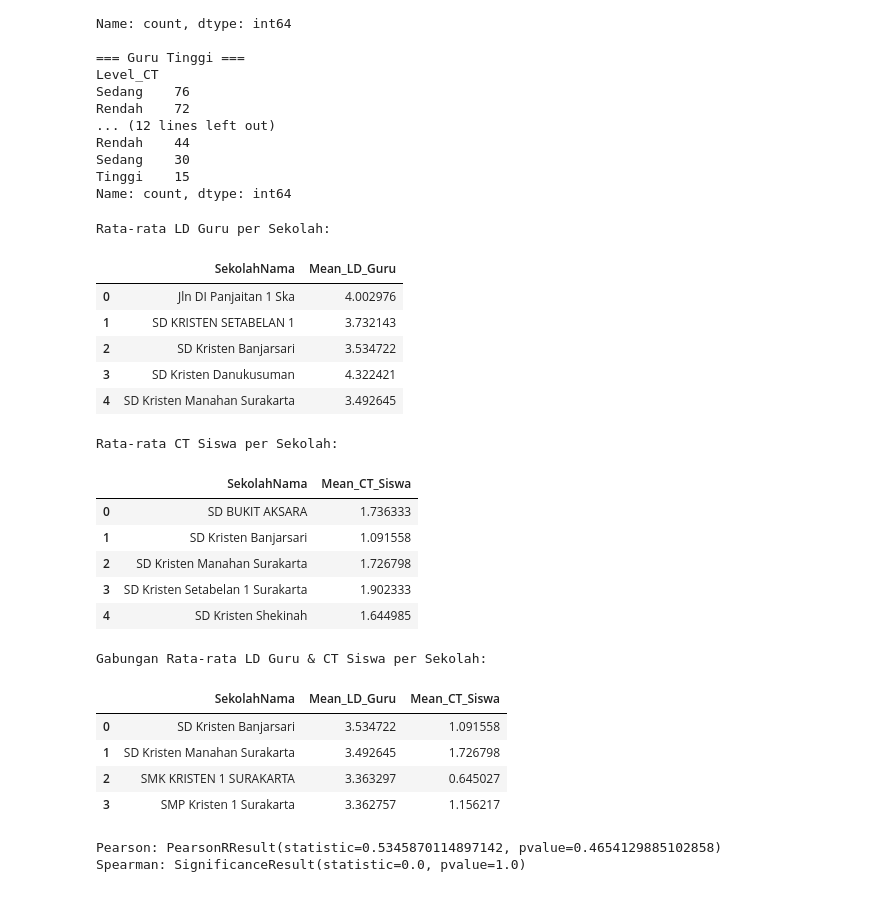
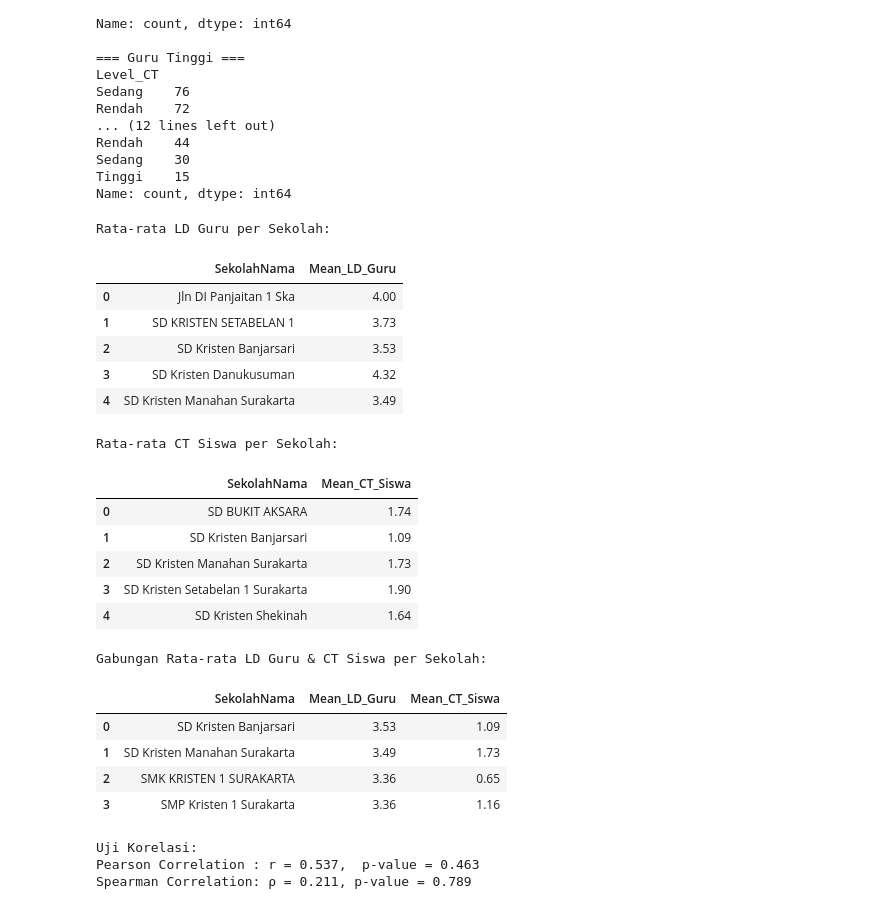
Before and after one commit to vandityam/klasifikasi-LDCT, a Jupyter notebook: cek_klasifikasi.ipynb, the cells around one changed output. Cells and saved outputs as stored; diff of their text form; code cells hidden in the pictures.

Commit message:
update korelasi per sekolah

```diff
--- a/cek_klasifikasi.ipynb
+++ b/cek_klasifikasi.ipynb
@@ -308,15 +308,16 @@ mean_guru_per_school.rename(columns={
     "Mean_LD": "Mean_LD_Guru"
 }, inplace=True)
 print("\nRata-rata LD Guru per Sekolah:")
+mean_guru_per_school = mean_guru_per_school.round(2)
 mean_guru_per_school.head()
 # %% [output]
 Rata-rata LD Guru per Sekolah:
 |  | SekolahNama | Mean_LD_Guru |
-| 0 | Jln DI Panjaitan 1 Ska | 4.002976 |
-| 1 | SD KRISTEN SETABELAN 1 | 3.732143 |
-| 2 | SD Kristen Banjarsari | 3.534722 |
-| 3 | SD Kristen Danukusuman | 4.322421 |
-| 4 | SD Kristen Manahan Surakarta | 3.492645 |
+| 0 | Jln DI Panjaitan 1 Ska | 4.00 |
+| 1 | SD KRISTEN SETABELAN 1 | 3.73 |
+| 2 | SD Kristen Banjarsari | 3.53 |
+| 3 | SD Kristen Danukusuman | 4.32 |
+| 4 | SD Kristen Manahan Surakarta | 3.49 |
 # %%
 # Rata-rata CT Siswa per Sekolah
 df_siswa_filtered = df_siswa.groupby("SekolahNama").filter(lambda x: len(x) > 1)
@@ -330,41 +331,45 @@ mean_siswa_per_school.rename(columns={
     "Mean_CT": "Mean_CT_Siswa"
 }, inplace=True)
 print("\nRata-rata CT Siswa per Sekolah:")
+mean_siswa_per_school = mean_siswa_per_school.round(2)
 mean_siswa_per_school.head()
 # %% [output]
 Rata-rata CT Siswa per Sekolah:
 |  | SekolahNama | Mean_CT_Siswa |
-| 0 | SD BUKIT AKSARA | 1.736333 |
-| 1 | SD Kristen Banjarsari | 1.091558 |
-| 2 | SD Kristen Manahan Surakarta | 1.726798 |
-| 3 | SD Kristen Setabelan 1 Surakarta | 1.902333 |
-| 4 | SD Kristen Shekinah | 1.644985 |
+| 0 | SD BUKIT AKSARA | 1.74 |
+| 1 | SD Kristen Banjarsari | 1.09 |
+| 2 | SD Kristen Manahan Surakarta | 1.73 |
+| 3 | SD Kristen Setabelan 1 Surakarta | 1.90 |
+| 4 | SD Kristen Shekinah | 1.64 |
 # %%
 # Gabungkan sekolah
 df_merge = pd.merge(
     mean_guru_per_school,
     mean_siswa_per_school,
     on="SekolahNama",
     how="inner"
 )
 print("\nGabungan Rata-rata LD Guru & CT Siswa per Sekolah:")
+df_merge = df_merge.round(2)
 df_merge.head()
 # %% [output]
 Gabungan Rata-rata LD Guru & CT Siswa per Sekolah:
 |  | SekolahNama | Mean_LD_Guru | Mean_CT_Siswa |
-| 0 | SD Kristen Banjarsari | 3.534722 | 1.091558 |
-| 1 | SD Kristen Manahan Surakarta | 3.492645 | 1.726798 |
-| 2 | SMK KRISTEN 1 SURAKARTA | 3.363297 | 0.645027 |
-| 3 | SMP Kristen 1 Surakarta | 3.362757 | 1.156217 |
+| 0 | SD Kristen Banjarsari | 3.53 | 1.09 |
+| 1 | SD Kristen Manahan Surakarta | 3.49 | 1.73 |
+| 2 | SMK KRISTEN 1 SURAKARTA | 3.36 | 0.65 |
+| 3 | SMP Kristen 1 Surakarta | 3.36 | 1.16 |
 # %%
-# uji korelasi
+# Hitung korelasi
 from scipy.stats import pearsonr, spearmanr
 
-pearson = pearsonr(df_merge["Mean_LD_Guru"], df_merge["Mean_CT_Siswa"])
-spearman = spearmanr(df_merge["Mean_LD_Guru"], df_merge["Mean_CT_Siswa"])
+pearson_r, pearson_p = pearsonr(df_merge["Mean_LD_Guru"], df_merge["Mean_CT_Siswa"])
+spearman_rho, spearman_p = spearmanr(df_merge["Mean_LD_Guru"], df_merge["Mean_CT_Siswa"])
 
-print("Pearson:", pearson)
-print("Spearman:", spearman)
+print("Uji Korelasi:")
+print(f"Pearson Correlation : r = {pearson_r:.3f},  p-value = {pearson_p:.3f}")
+print(f"Spearman Correlation: ρ = {spearman_rho:.3f}, p-value = {spearman_p:.3f}")
 # %% [output]
-Pearson: PearsonRResult(statistic=0.5345870114897142, pvalue=0.4654129885102858)
-Spearman: SignificanceResult(statistic=0.0, pvalue=1.0)
+Uji Korelasi:
+Pearson Correlation : r = 0.537,  p-value = 0.463
+Spearman Correlation: ρ = 0.211, p-value = 0.789
```
